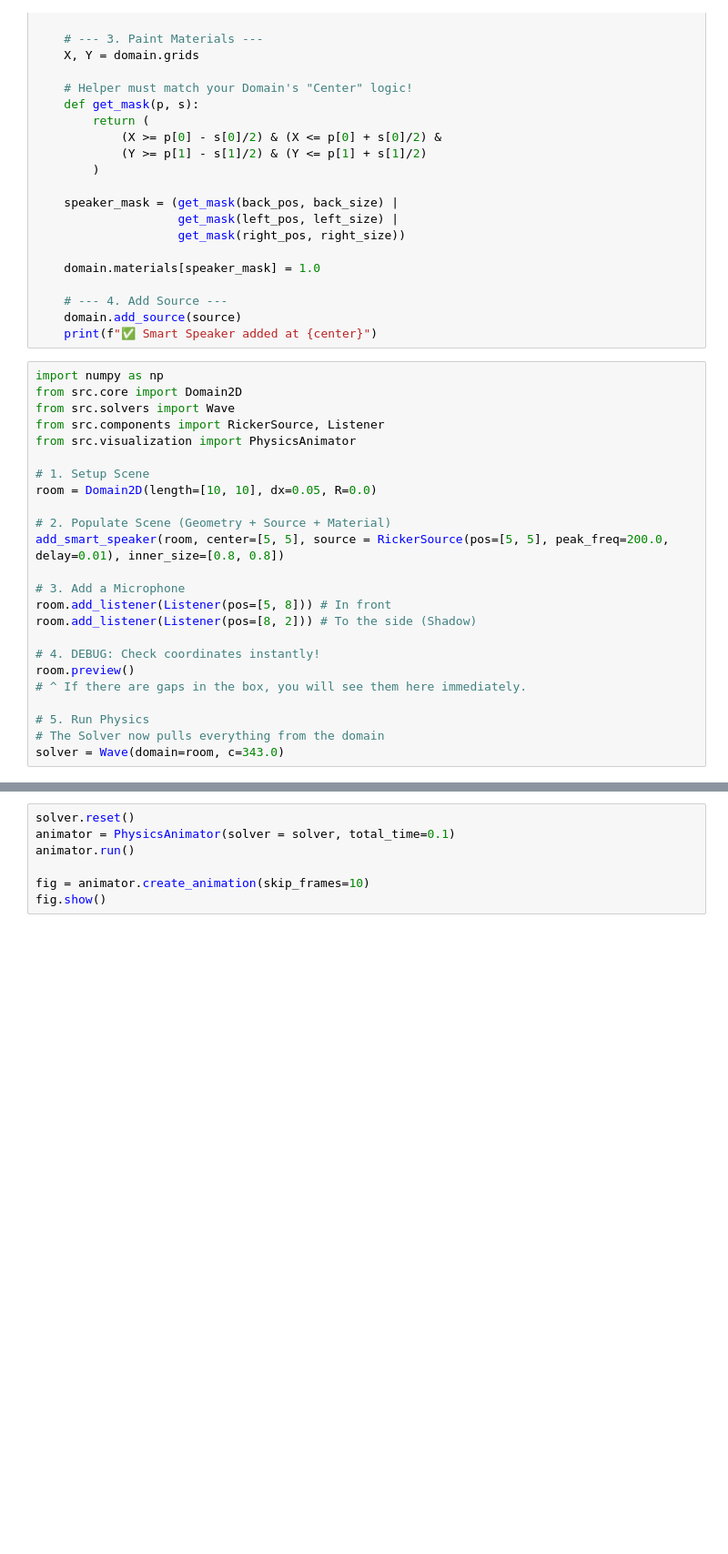
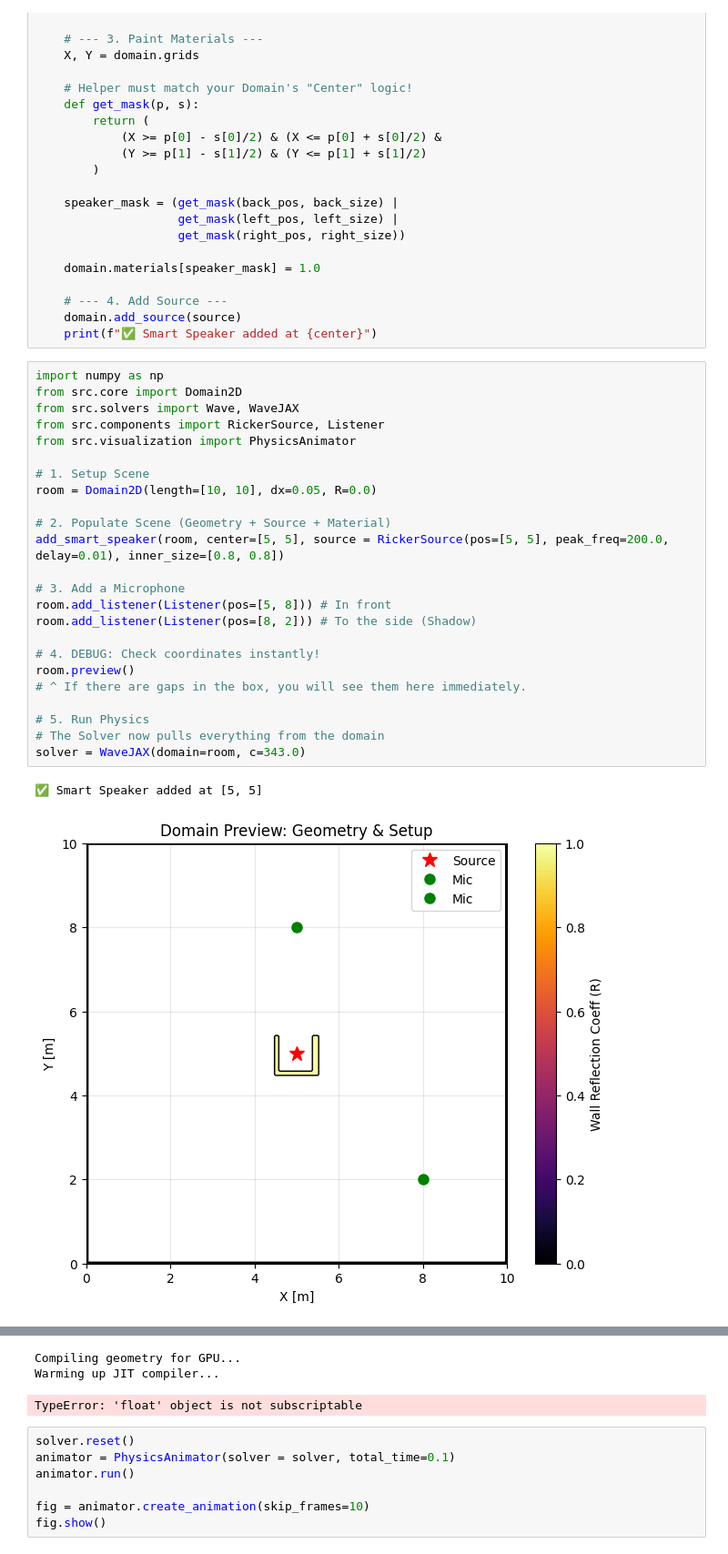
Before and after one commit to gfmmiranda/PhysicsEngine, a Jupyter notebook: notebooks/4_MixedBoundaries.ipynb, the cells around one changed output, grey strips where cells are left out. Shown at 91% size. Drawn from its saved outputs; the diff is of its cells as text; blank space fills up the shorter version.

Commit message:
1st version of Wave solver using JAX - 9x speed up on a small grid.

```diff
--- a/notebooks/4_MixedBoundaries.ipynb
+++ b/notebooks/4_MixedBoundaries.ipynb
@@ -63,24 +71,27 @@ def add_smart_speaker(domain, center, source, inner_size=[1.0, 1.0], wall_width=
 # %%
 import numpy as np
 from src.core import Domain2D
-from src.solvers import Wave
+from src.solvers import Wave, WaveJAX
 from src.components import RickerSource, Listener
 from src.visualization import PhysicsAnimator
 
 # 1. Setup Scene
 room = Domain2D(length=[10, 10], dx=0.05, R=0.0)
 
 # 2. Populate Scene (Geometry + Source + Material)
 add_smart_speaker(room, center=[5, 5], source = RickerSource(pos=[5, 5], peak_freq=200.0, delay=0.01), inner_size=[0.8, 0.8])
 
 # 3. Add a Microphone
 room.add_listener(Listener(pos=[5, 8])) # In front
 room.add_listener(Listener(pos=[8, 2])) # To the side (Shadow)
 
 # 4. DEBUG: Check coordinates instantly!
 room.preview()
 # ^ If there are gaps in the box, you will see them here immediately.
 
 # 5. Run Physics
 # The Solver now pulls everything from the domain
-solver = Wave(domain=room, c=343.0)
+solver = WaveJAX(domain=room, c=343.0)
+# %% [output]
+✅ Smart Speaker added at [5, 5]
+[figure, added]
@@ -87,3 +99,6 @@ solver = Wave(domain=room, c=343.0)
+Compiling geometry for GPU...
+Warming up JIT compiler...
+TypeError: 'float' object is not subscriptable
 # %%
 solver.reset()
 animator = PhysicsAnimator(solver = solver, total_time=0.1)
```
Also changed, not shown: parts of 3 cells of this notebook, 8 other files.
